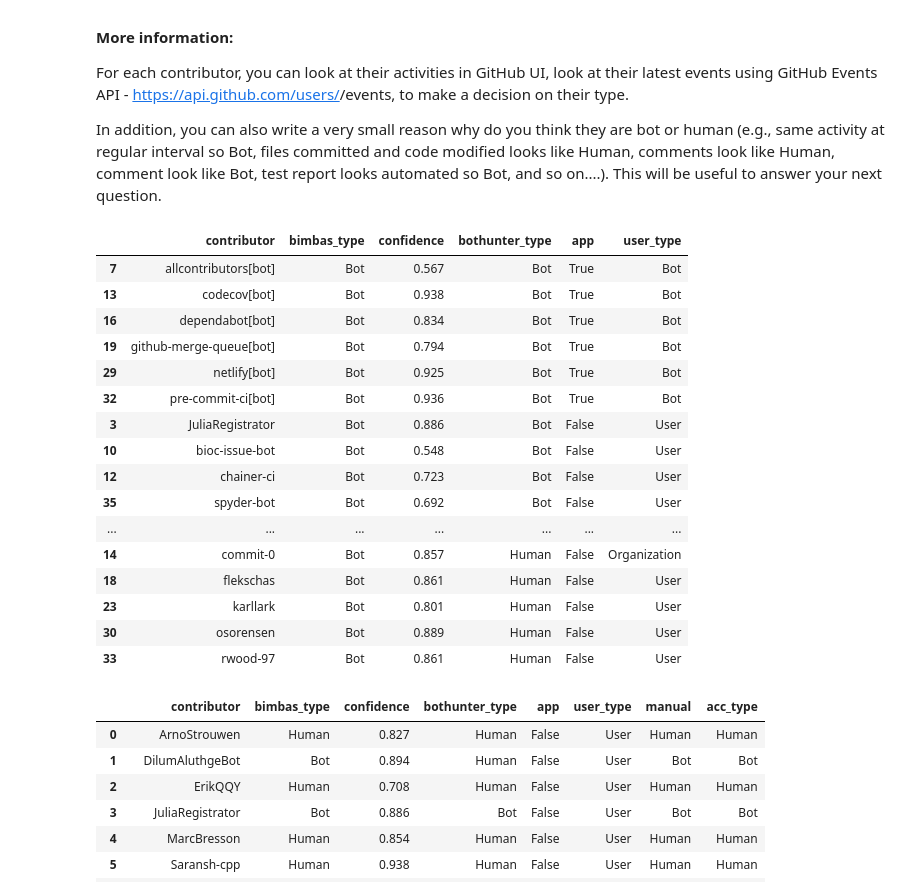
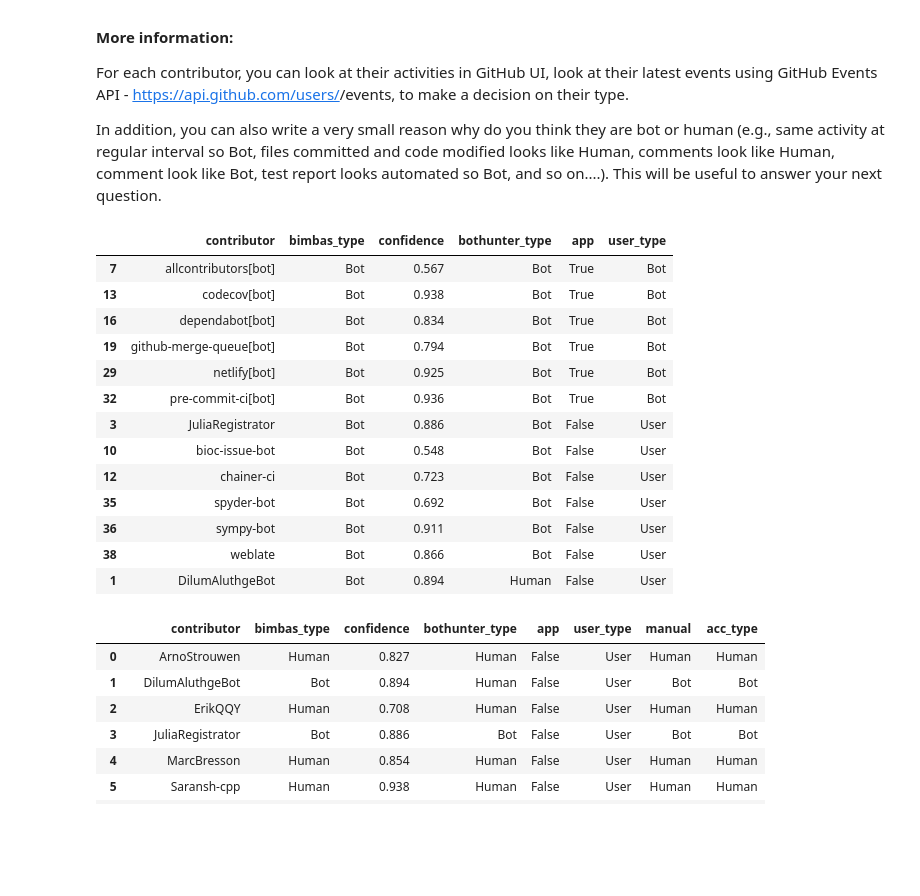
Before and after one commit to ClaireDH3/Software_Evolution_TP_bots, a Jupyter notebook: TP_bots_template.ipynb, the cells around one changed output. Saved outputs shown, nothing was run; the diff lists cells and outputs as text; code cells hidden in the pictures; blank space fills up the shorter version.

```diff
--- a/TP_bots_template.ipynb
+++ b/TP_bots_template.ipynb
@@ -336,37 +336,34 @@ In addition, you can also write a very small reason why do you think they are bo
 # %%
 # Write the code for your manual decision here
 # example :
 # manual_list_dict = [{'contributor': '<contributor name>', 'manual': '<your prediction>'}, {....}, {....}, {....}]
 # pd.DataFrame.from_dict(manual_list_dict)
 
 all_agree = df_sec4.query("app == True and bimbas_type == 'Bot' and bothunter_type == 'Bot'")
 not_bot_in_name = df_sec4.query("app == False and bimbas_type == 'Bot' and bothunter_type == 'Bot'")
 
 #DilumAluthgeBot because there are bot emojis for each commit.
 #The others seem normal.
 manual = df_sec4.query("app == False and bimbas_type != bothunter_type")
 manual_filtered = manual.query("contributor == 'DilumAluthgeBot'")
 
-result = pd.concat([all_agree, not_bot_in_name, manual])
+result = pd.concat([all_agree, not_bot_in_name, manual_filtered])
 result
 # %% [output]
 |  | contributor | bimbas_type | confidence | bothunter_type | app | user_type |
 | 7 | allcontributors[bot] | Bot | 0.567 | Bot | True | Bot |
 | 13 | codecov[bot] | Bot | 0.938 | Bot | True | Bot |
 | 16 | dependabot[bot] | Bot | 0.834 | Bot | True | Bot |
 | 19 | github-merge-queue[bot] | Bot | 0.794 | Bot | True | Bot |
 | 29 | netlify[bot] | Bot | 0.925 | Bot | True | Bot |
 | 32 | pre-commit-ci[bot] | Bot | 0.936 | Bot | True | Bot |
 | 3 | JuliaRegistrator | Bot | 0.886 | Bot | False | User |
 | 10 | bioc-issue-bot | Bot | 0.548 | Bot | False | User |
 | 12 | chainer-ci | Bot | 0.723 | Bot | False | User |
 | 35 | spyder-bot | Bot | 0.692 | Bot | False | User |
-| ... | ... | ... | ... | ... | ... | ... |
-| 14 | commit-0 | Bot | 0.857 | Human | False | Organization |
-| 18 | flekschas | Bot | 0.861 | Human | False | User |
-| 23 | karllark | Bot | 0.801 | Human | False | User |
-| 30 | osorensen | Bot | 0.889 | Human | False | User |
-| 33 | rwood-97 | Bot | 0.861 | Human | False | User |
+| 36 | sympy-bot | Bot | 0.911 | Bot | False | User |
+| 38 | weblate | Bot | 0.866 | Bot | False | User |
+| 1 | DilumAluthgeBot | Bot | 0.894 | Human | False | User |
 # %%
 # Write your code below here to determine the final type of contributor.
 # add column named 'acc_type' and write your final decision in it.
```
Also changed, not shown: parts of 4 cells of this notebook.
